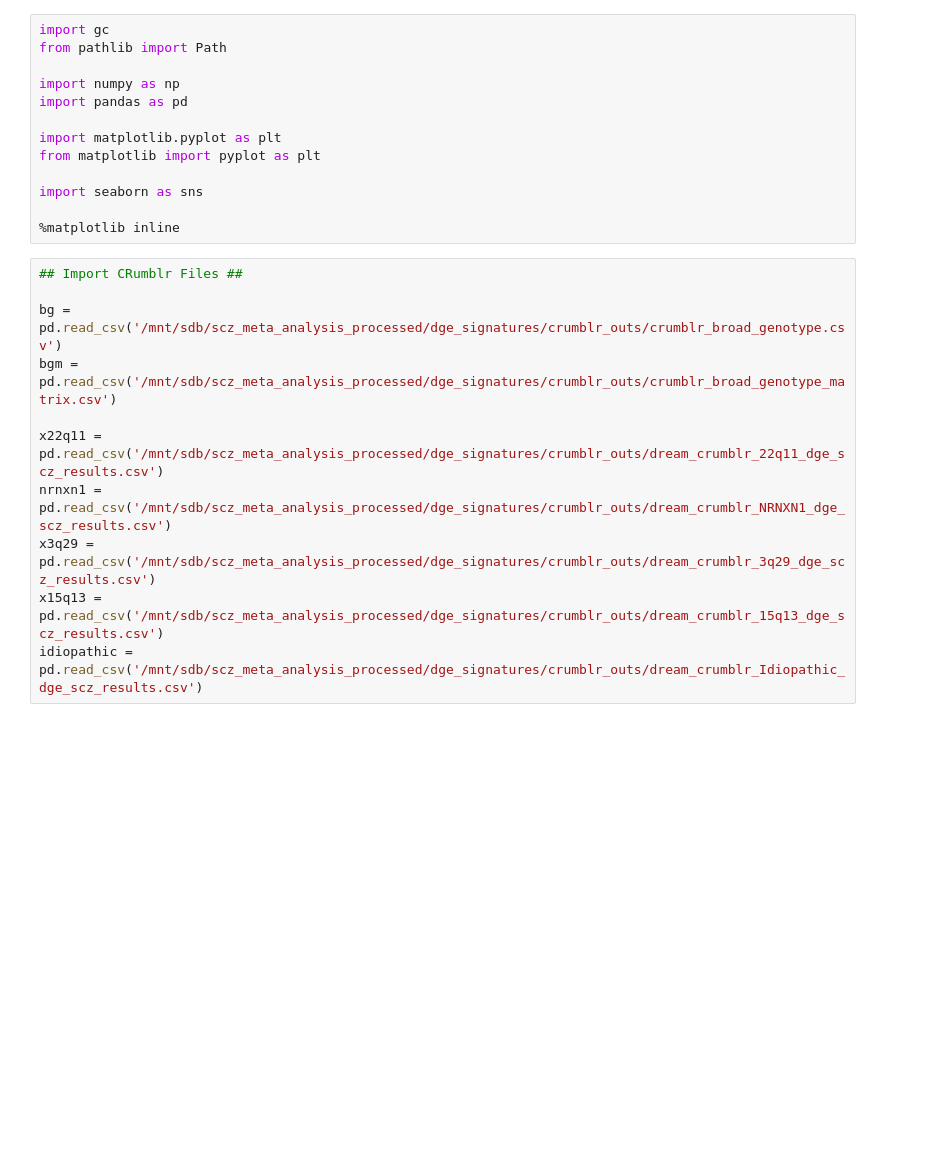
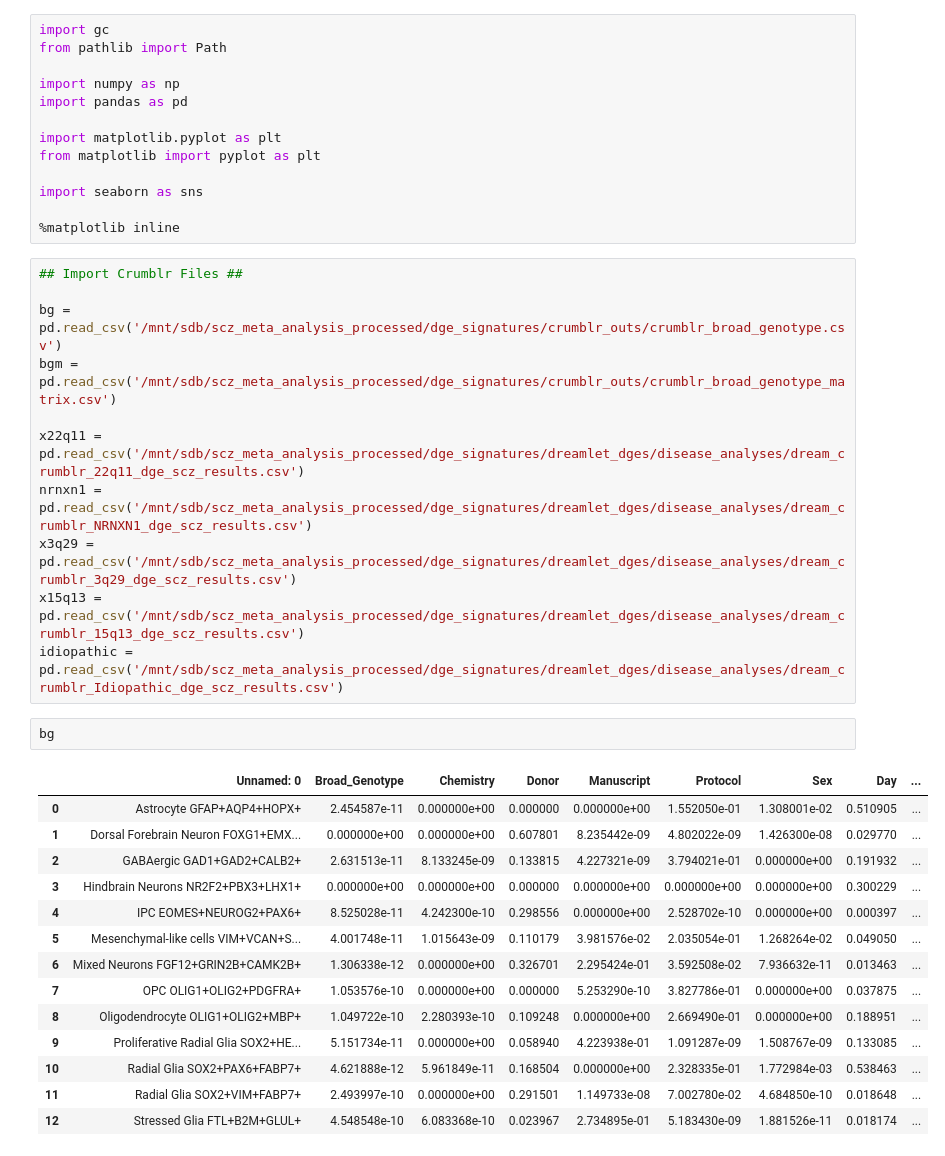
Before and after one commit to deepak-kaji/schizophrenia_organoid_convergence, a Jupyter notebook: Figures/Supplementary_Figure_crumblr.ipynb, the cells around one changed output. Drawn from its saved outputs; the diff is of its cells as text; blank space fills up the shorter version.

```diff
--- a/Figures/Supplementary_Figure_crumblr.ipynb
+++ b/Figures/Supplementary_Figure_crumblr.ipynb
@@ -12,13 +12,30 @@ import seaborn as sns
 
 %matplotlib inline
 # %%
-## Import CRumblr Files ##
+## Import Crumblr Files ##
 
 bg = pd.read_csv('/mnt/sdb/scz_meta_analysis_processed/dge_signatures/crumblr_outs/crumblr_broad_genotype.csv')
 bgm = pd.read_csv('/mnt/sdb/scz_meta_analysis_processed/dge_signatures/crumblr_outs/crumblr_broad_genotype_matrix.csv')
 
-x22q11 = pd.read_csv('/mnt/sdb/scz_meta_analysis_processed/dge_signatures/crumblr_outs/dream_crumblr_22q11_dge_scz_results.csv')
-nrnxn1 = pd.read_csv('/mnt/sdb/scz_meta_analysis_processed/dge_signatures/crumblr_outs/dream_crumblr_NRNXN1_dge_scz_results.csv')
-x3q29 = pd.read_csv('/mnt/sdb/scz_meta_analysis_processed/dge_signatures/crumblr_outs/dream_crumblr_3q29_dge_scz_results.csv')
-x15q13 = pd.read_csv('/mnt/sdb/scz_meta_analysis_processed/dge_signatures/crumblr_outs/dream_crumblr_15q13_dge_scz_results.csv')
-idiopathic = pd.read_csv('/mnt/sdb/scz_meta_analysis_processed/dge_signatures/crumblr_outs/dream_crumblr_Idiopathic_dge_scz_results.csv')
+x22q11 = pd.read_csv('/mnt/sdb/scz_meta_analysis_processed/dge_signatures/dreamlet_dges/disease_analyses/dream_crumblr_22q11_dge_scz_results.csv')
+nrnxn1 = pd.read_csv('/mnt/sdb/scz_meta_analysis_processed/dge_signatures/dreamlet_dges/disease_analyses/dream_crumblr_NRNXN1_dge_scz_results.csv')
+x3q29 = pd.read_csv('/mnt/sdb/scz_meta_analysis_processed/dge_signatures/dreamlet_dges/disease_analyses/dream_crumblr_3q29_dge_scz_results.csv')
+x15q13 = pd.read_csv('/mnt/sdb/scz_meta_analysis_processed/dge_signatures/dreamlet_dges/disease_analyses/dream_crumblr_15q13_dge_scz_results.csv')
+idiopathic = pd.read_csv('/mnt/sdb/scz_meta_analysis_processed/dge_signatures/dreamlet_dges/disease_analyses/dream_crumblr_Idiopathic_dge_scz_results.csv')
+# %%
+bg
+# %% [output]
+|  | Unnamed: 0 | Broad_Genotype | Chemistry | Donor | Manuscript | Protocol | Sex | Day | ... |
+| 0 | Astrocyte GFAP+AQP4+HOPX+ | 2.454587e-11 | 0.000000e+00 | 0.000000 | 0.000000e+00 | 1.552050e-01 | 1.308001e-02 | 0.510905 | ... |
+| 1 | Dorsal Forebrain Neuron FOXG1+EMX... | 0.000000e+00 | 0.000000e+00 | 0.607801 | 8.235442e-09 | 4.802022e-09 | 1.426300e-08 | 0.029770 | ... |
+| 2 | GABAergic GAD1+GAD2+CALB2+ | 2.631513e-11 | 8.133245e-09 | 0.133815 | 4.227321e-09 | 3.794021e-01 | 0.000000e+00 | 0.191932 | ... |
+| 3 | Hindbrain Neurons NR2F2+PBX3+LHX1+ | 0.000000e+00 | 0.000000e+00 | 0.000000 | 0.000000e+00 | 0.000000e+00 | 0.000000e+00 | 0.300229 | ... |
+| 4 | IPC EOMES+NEUROG2+PAX6+ | 8.525028e-11 | 4.242300e-10 | 0.298556 | 0.000000e+00 | 2.528702e-10 | 0.000000e+00 | 0.000397 | ... |
+| 5 | Mesenchymal-like cells VIM+VCAN+S... | 4.001748e-11 | 1.015643e-09 | 0.110179 | 3.981576e-02 | 2.035054e-01 | 1.268264e-02 | 0.049050 | ... |
+| 6 | Mixed Neurons FGF12+GRIN2B+CAMK2B+ | 1.306338e-12 | 0.000000e+00 | 0.326701 | 2.295424e-01 | 3.592508e-02 | 7.936632e-11 | 0.013463 | ... |
+| 7 | OPC OLIG1+OLIG2+PDGFRA+ | 1.053576e-10 | 0.000000e+00 | 0.000000 | 5.253290e-10 | 3.827786e-01 | 0.000000e+00 | 0.037875 | ... |
+| 8 | Oligodendrocyte OLIG1+OLIG2+MBP+ | 1.049722e-10 | 2.280393e-10 | 0.109248 | 0.000000e+00 | 2.669490e-01 | 0.000000e+00 | 0.188951 | ... |
+| 9 | Proliferative Radial Glia SOX2+HE... | 5.151734e-11 | 0.000000e+00 | 0.058940 | 4.223938e-01 | 1.091287e-09 | 1.508767e-09 | 0.133085 | ... |
+| 10 | Radial Glia SOX2+PAX6+FABP7+ | 4.621888e-12 | 5.961849e-11 | 0.168504 | 0.000000e+00 | 2.328335e-01 | 1.772984e-03 | 0.538463 | ... |
+| 11 | Radial Glia SOX2+VIM+FABP7+ | 2.493997e-10 | 0.000000e+00 | 0.291501 | 1.149733e-08 | 7.002780e-02 | 4.684850e-10 | 0.018648 | ... |
+| 12 | Stressed Glia FTL+B2M+GLUL+ | 4.548548e-10 | 6.083368e-10 | 0.023967 | 2.734895e-01 | 5.183430e-09 | 1.881526e-11 | 0.018174 | ... |
```
Also changed, not shown: parts of 2 cells of this notebook, 2 other files.
